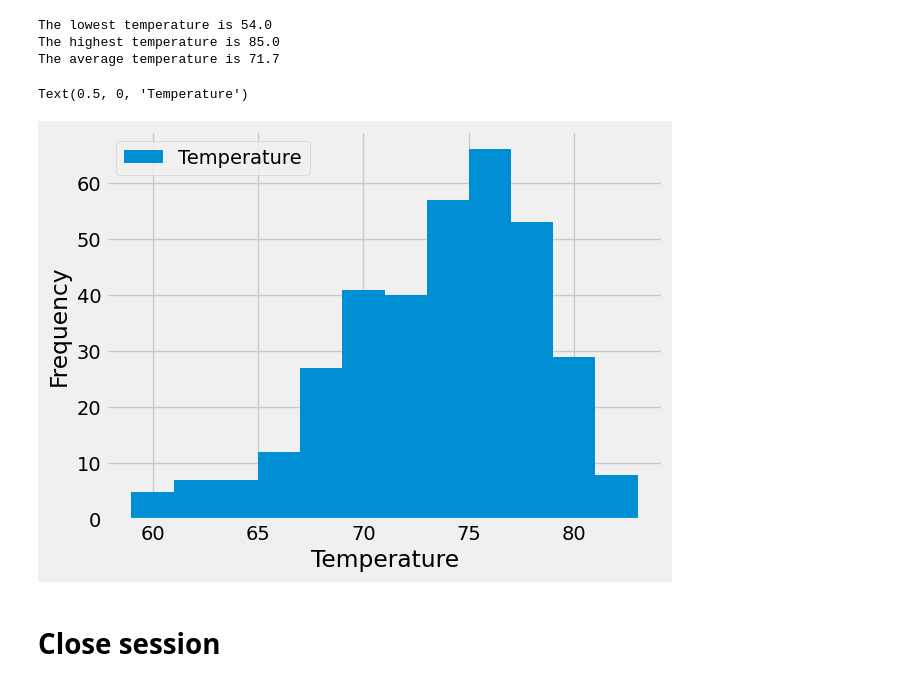
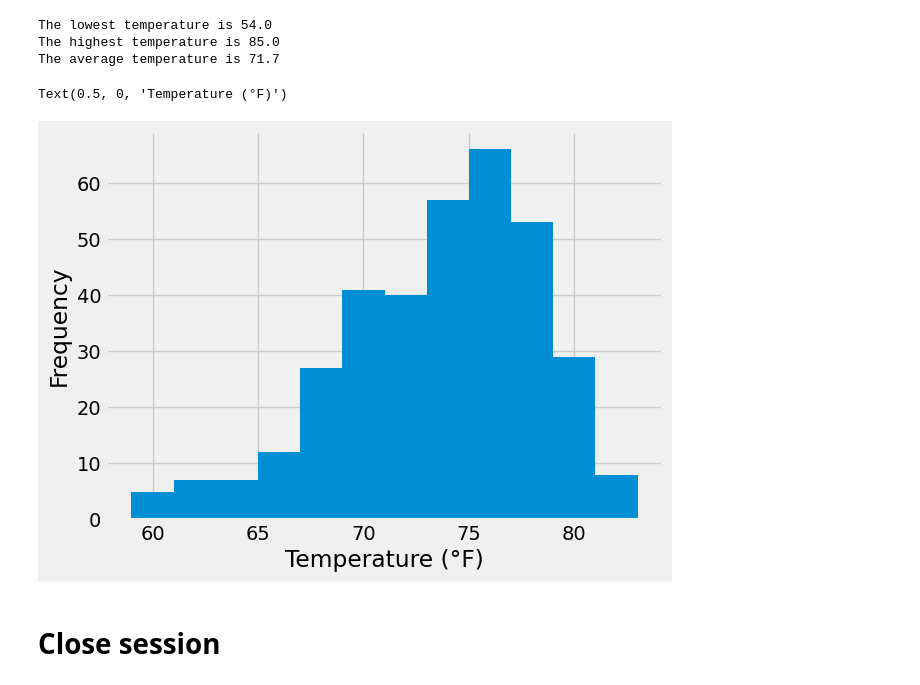
Before and after one commit to tmbiro/sqlalchemy-challenge, a Jupyter notebook: climate.ipynb, the cells around one changed output. Saved outputs shown, nothing was run; the diff lists cells and outputs as text; code cells hidden in the pictures.

Commit message:
Took away legend from figure

```diff
--- a/climate.ipynb
+++ b/climate.ipynb
@@ -211,15 +211,15 @@ The average temperature is 71.7
 # %%
 # Using the most active station id
 # Query the last 12 months of temperature observation data for this station
 last_year_temp = temp_data.loc[temp_data["Date"] >= '2016-08-23']
 last_year_temp
 
 #And plot the results as a histogram
-last_year_temp.plot.hist(bins=12)
-plt.xlabel('Temperature')
+last_year_temp.plot.hist(bins=12, legend=False)
+plt.xlabel('Temperature (°F)')
 # %% [output]
-Text(0.5, 0, 'Temperature')
+Text(0.5, 0, 'Temperature (°F)')
-[figure, old version]
+[figure, new version]
 # %% [markdown]
 # Close session
 # %%
```
Also changed, not shown: parts of 4 cells of this notebook.
